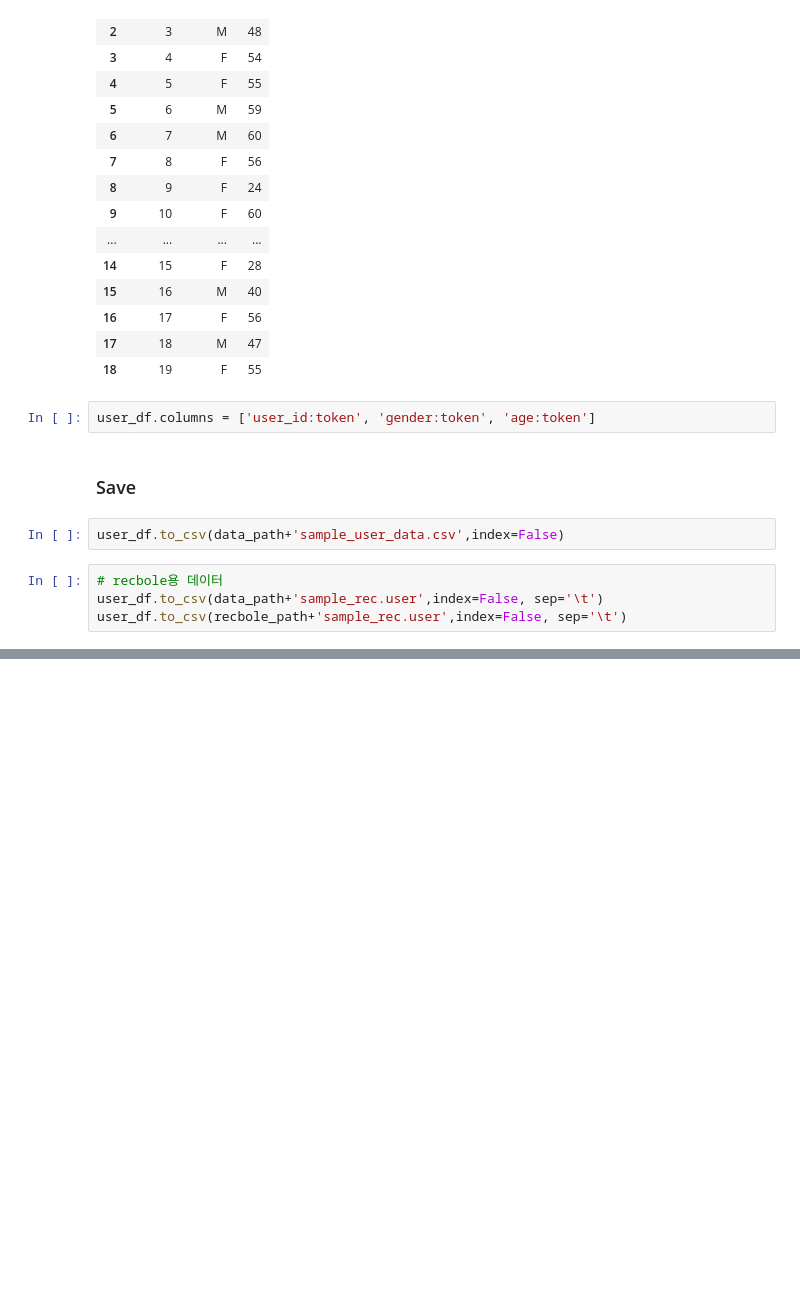
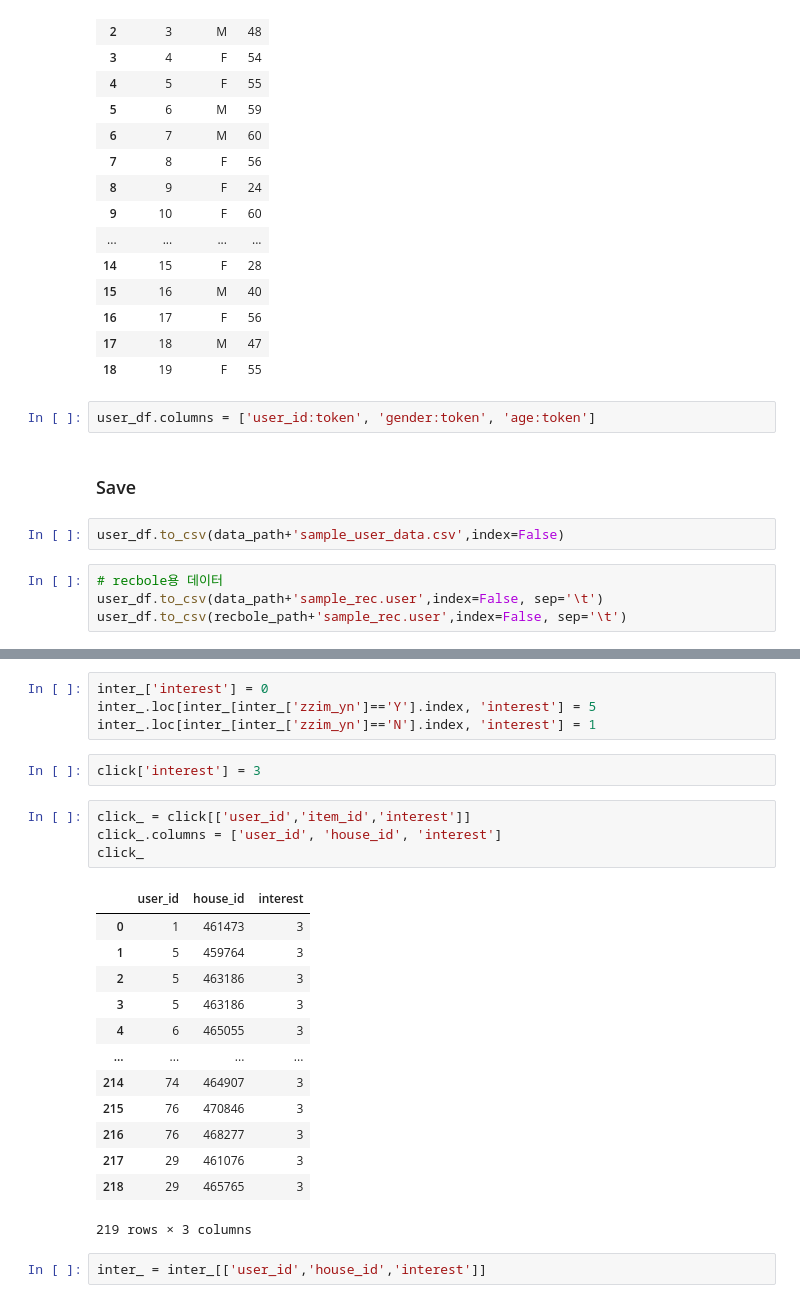
Before and after one commit to boostcampaitech4lv23recsys2/final-project-level3-recsys-10, a Jupyter notebook: EDA/sample_inter_user.ipynb, the cells around one changed output, grey strips where cells are left out. Drawn from its saved outputs; the diff is of its cells as text; blank space fills up the shorter version.

```diff
--- a/EDA/sample_inter_user.ipynb
+++ b/EDA/sample_inter_user.ipynb
@@ -210,0 +262,26 @@ user_df.to_csv(recbole_path+'sample_rec.user',index=False, sep='\t')
+# %%
+inter_['interest'] = 0
+inter_.loc[inter_[inter_['zzim_yn']=='Y'].index, 'interest'] = 5
+inter_.loc[inter_[inter_['zzim_yn']=='N'].index, 'interest'] = 1
+# %%
+click['interest'] = 3
+# %%
+click_ = click[['user_id','item_id','interest']]
+click_.columns = ['user_id', 'house_id', 'interest']
+click_
+# %% [output]
+|  | user_id | house_id | interest |
+| 0 | 1 | 461473 | 3 |
+| 1 | 5 | 459764 | 3 |
+| 2 | 5 | 463186 | 3 |
+| 3 | 5 | 463186 | 3 |
+| 4 | 6 | 465055 | 3 |
+| ... | ... | ... | ... |
+| 214 | 74 | 464907 | 3 |
+| 215 | 76 | 470846 | 3 |
+| 216 | 76 | 468277 | 3 |
+| 217 | 29 | 461076 | 3 |
+| 218 | 29 | 465765 | 3 |
+219 rows × 3 columns
+# %%
+inter_ = inter_[['user_id','house_id','interest']]
```
Also changed, not shown: parts of 12 cells of this notebook, 2 other files.
